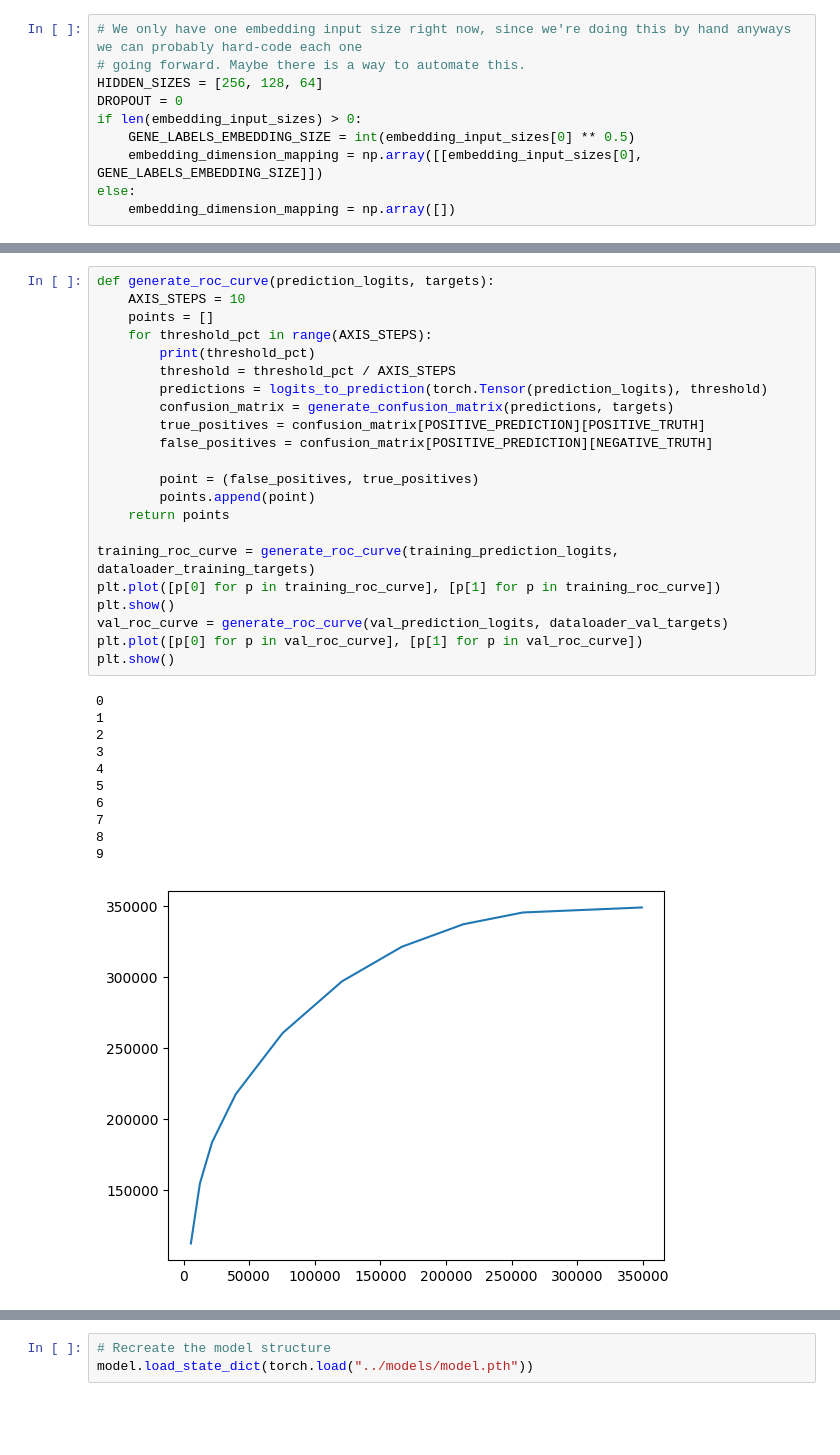
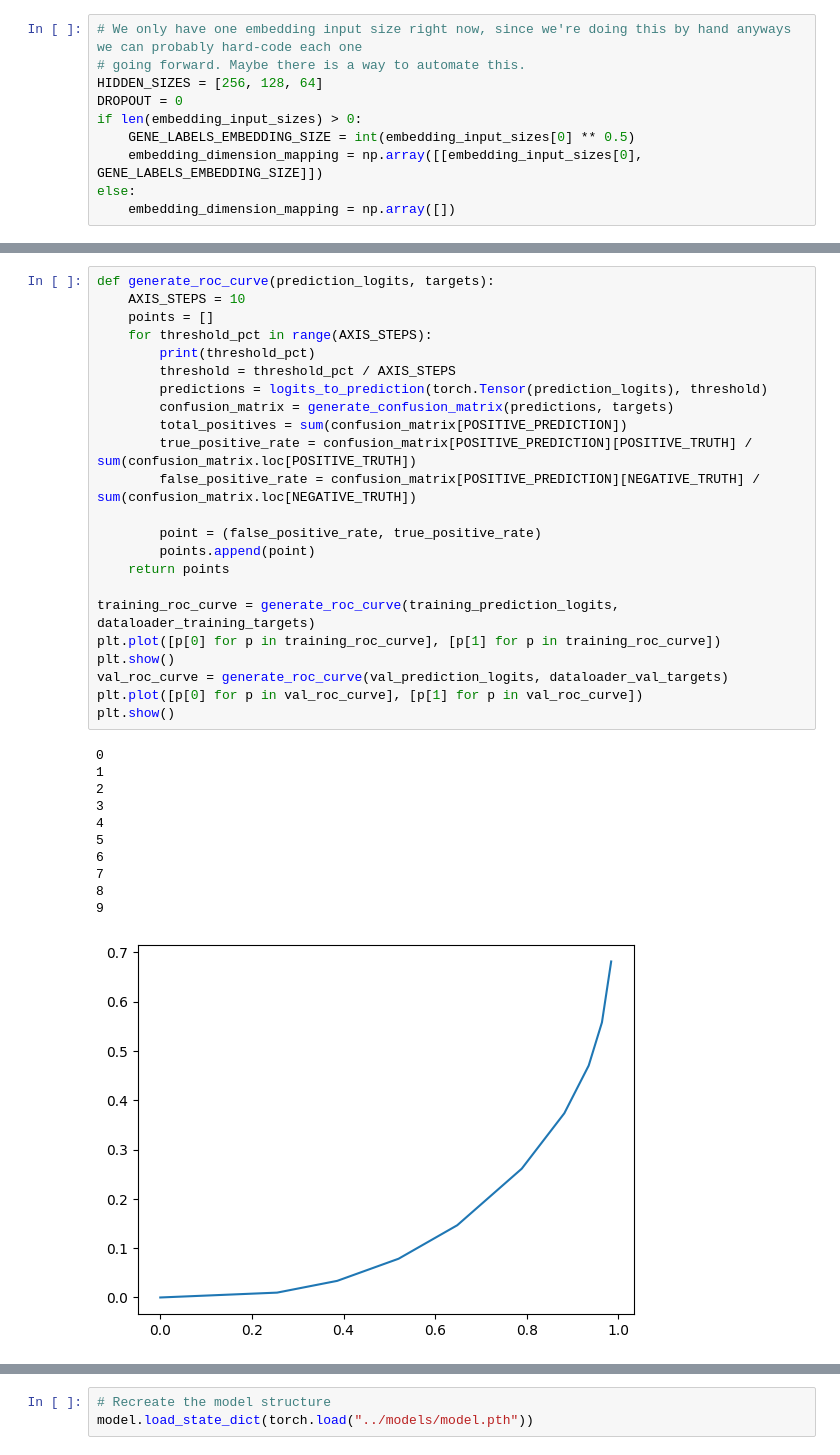
Before and after one commit to jeffbrin/gene-variation-effects-ml, a Jupyter notebook: notebooks/main.ipynb, the cells around one changed output, grey strips where cells are left out. Saved outputs shown, nothing was run; the diff lists cells and outputs as text; blank space fills up the shorter version.

Commit message:
Made TPR and FPR sum proportions in ROC curve

```diff
--- a/notebooks/main.ipynb
+++ b/notebooks/main.ipynb
@@ -149,37 +149,38 @@ plt.clf()
 # %%
 def generate_roc_curve(prediction_logits, targets):
     AXIS_STEPS = 10
     points = []
     for threshold_pct in range(AXIS_STEPS):
         print(threshold_pct)
         threshold = threshold_pct / AXIS_STEPS
         predictions = logits_to_prediction(torch.Tensor(prediction_logits), threshold)
         confusion_matrix = generate_confusion_matrix(predictions, targets)
-        true_positives = confusion_matrix[POSITIVE_PREDICTION][POSITIVE_TRUTH]
-        false_positives = confusion_matrix[POSITIVE_PREDICTION][NEGATIVE_TRUTH]
+        total_positives = sum(confusion_matrix[POSITIVE_PREDICTION])
+        true_positive_rate = confusion_matrix[POSITIVE_PREDICTION][POSITIVE_TRUTH] / sum(confusion_matrix.loc[POSITIVE_TRUTH])
+        false_positive_rate = confusion_matrix[POSITIVE_PREDICTION][NEGATIVE_TRUTH] / sum(confusion_matrix.loc[NEGATIVE_TRUTH])
 
-        point = (false_positives, true_positives)
+        point = (false_positive_rate, true_positive_rate)
         points.append(point)
     return points
 
 training_roc_curve = generate_roc_curve(training_prediction_logits, dataloader_training_targets)
 plt.plot([p[0] for p in training_roc_curve], [p[1] for p in training_roc_curve])
 plt.show()
 val_roc_curve = generate_roc_curve(val_prediction_logits, dataloader_val_targets)
 plt.plot([p[0] for p in val_roc_curve], [p[1] for p in val_roc_curve])
 plt.show()
 # %% [output]
 0
 1
 2
 3
 4
 5
 6
 7
 8
 9
-[figure, old version]
+[figure, new version]
 0
 1
 2
```
Also changed, not shown: parts of 5 cells of this notebook, 2 other files.
